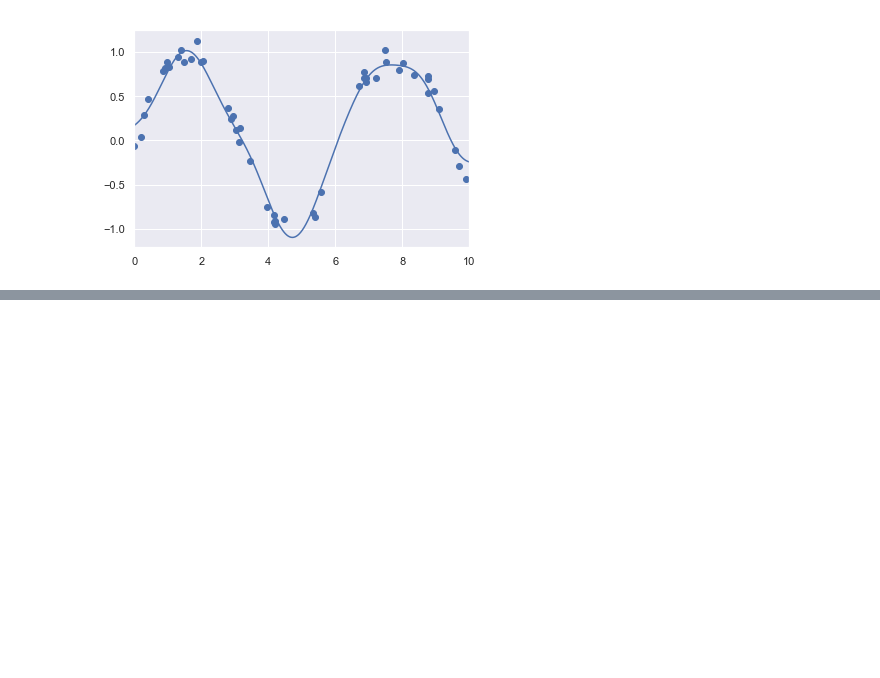
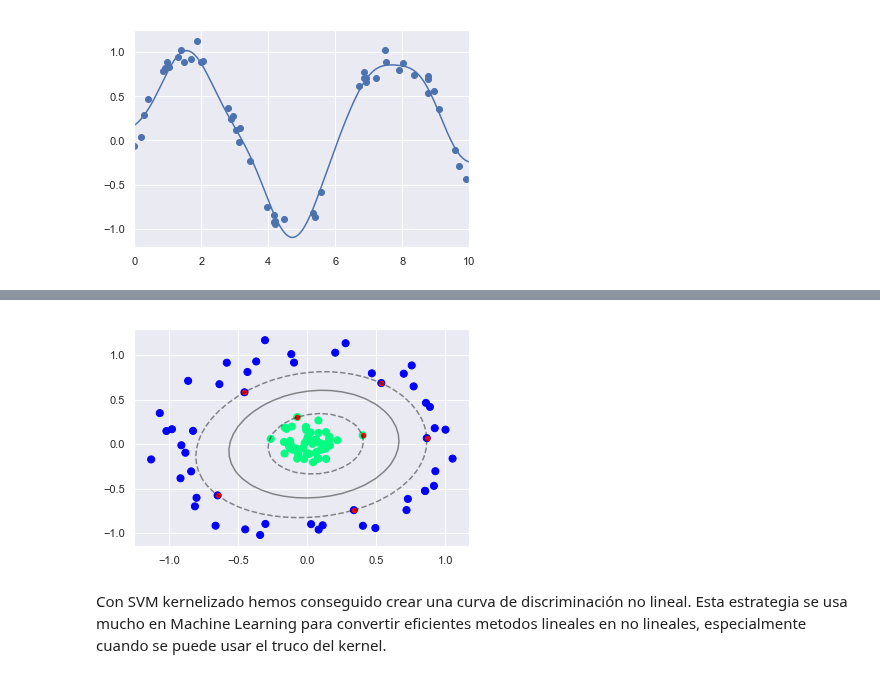
Before and after one commit to pyjaime/python3-101, a Jupyter notebook: python3_scikitlearn_ml_algorithms_es.ipynb, the cells around one changed output, grey strips where cells are left out. Saved outputs shown, nothing was run; the diff lists cells and outputs as text; code cells hidden in the pictures; blank space fills up the shorter version.

```diff
--- a/python3_scikitlearn_ml_algorithms_es.ipynb
+++ b/python3_scikitlearn_ml_algorithms_es.ipynb
@@ -342,0 +433,10 @@ plt.xlim(0, 10);
+# %%
+clf = SVC(kernel='rbf', gamma='auto', C=1E6).fit(X, y)
+
+plt.scatter(X[:, 0], X[:, 1], c=y, s=50, cmap='winter')
+plot_svc_decision_function(clf)
+plt.scatter(clf.support_vectors_[:, 0], clf.support_vectors_[:, 1], s=300, lw=1, facecolors='none');
+# %% [output]
+[figure, added]
+# %% [markdown]
+Con SVM kernelizado hemos conseguido crear una curva de discriminación no lineal. Esta estrategia se usa mucho en Machine Learning para convertir eficientes metodos lineales en no lineales, especialmente cuando se puede usar el truco del kernel.
```
Also changed, not shown: parts of 17 cells of this notebook.
